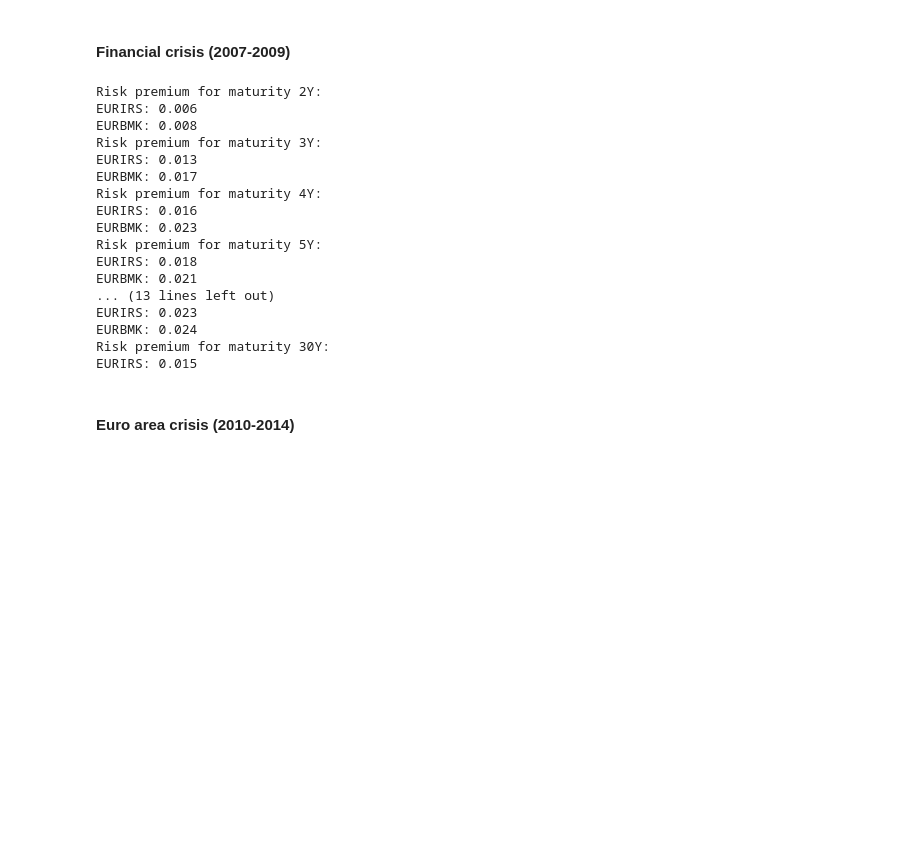
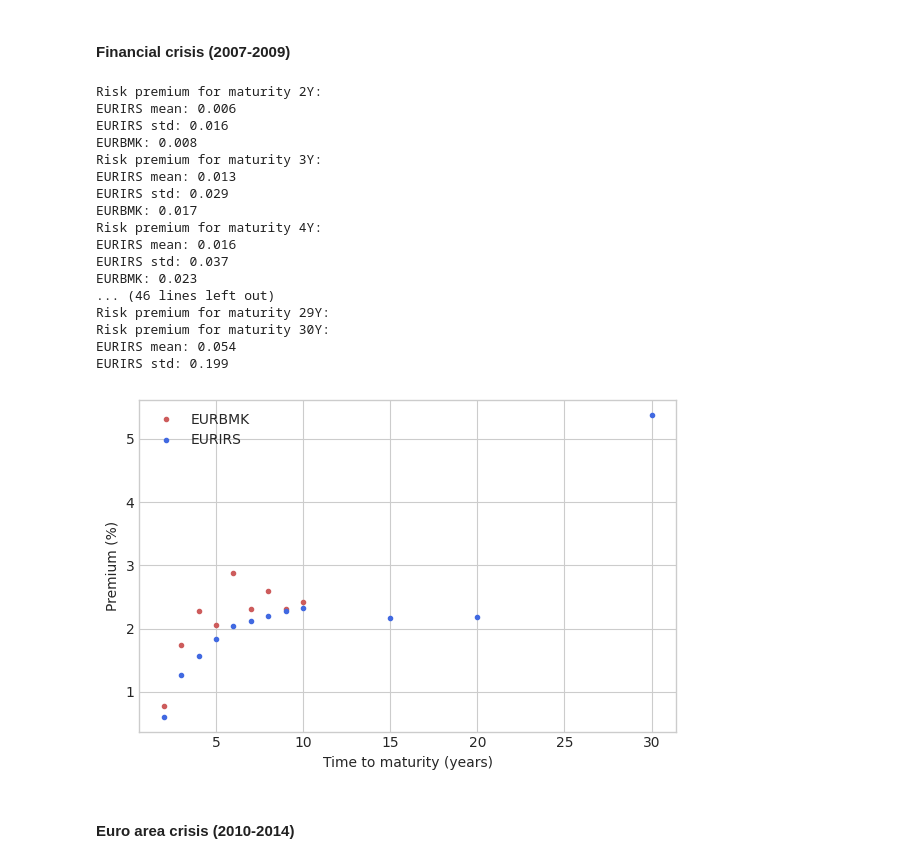
Before and after one commit to krantamaki/quantpy, a Jupyter notebook: projects/02_Yield_curve_dynamics/03_risk_premium.ipynb, the cells around one changed output. Cells and saved outputs as stored; diff of their text form; code cells hidden in the pictures; blank space fills up the shorter version.

```diff
--- a/projects/02_Yield_curve_dynamics/03_risk_premium.ipynb
+++ b/projects/02_Yield_curve_dynamics/03_risk_premium.ipynb
@@ -166,35 +212,66 @@ EURIRS: 0.026
 tmp_eurirs_df = eurirs_df[(eurirs_df.index >= "2007-01-01") & (eurirs_df.index <= "2009-12-31")]
 tmp_eurbmk_df = eurbmk_df[(eurbmk_df.index >= "2007-01-01") & (eurbmk_df.index <= "2009-12-31")]
 
-for i in range(2, 11):
-  eurirs_mean_risk_prem = np.mean(tmp_eurirs_df[f"H{i}Y{i-1}Y"].to_numpy() - tmp_eurirs_df[f"H1Y0Y"].to_numpy())
-  eurbmk_mean_risk_prem = np.mean(tmp_eurbmk_df[f"H{i}Y{i-1}Y"].to_numpy() - tmp_eurbmk_df[f"H1Y0Y"].to_numpy())
+eurirs_maturity = []
+eurbmk_maturity = []
+eurirs_premium  = []
+eurbmk_premium  = []
 
+for i in range(2, 31):
   print(f"Risk premium for maturity {i}Y:")
-  print(f"EURIRS: {eurirs_mean_risk_prem:.3f}")
-  print(f"EURBMK: {eurbmk_mean_risk_prem:.3f}")
 
-eurirs_mean_risk_prem = np.mean(tmp_eurirs_df[f"H30Y29Y"].to_numpy() - tmp_eurirs_df[f"H1Y0Y"].to_numpy())
-print(f"Risk premium for maturity 30Y:")
-print(f"EURIRS: {eurirs_mean_risk_prem:.3f}")
+  try:
+    eurirs_mean_risk_prem = np.mean(tmp_eurirs_df[f"H{i}Y{i-1}Y"].to_numpy() - tmp_eurirs_df[f"H1Y0Y"].to_numpy())
+    eurirs_std_risk_prem = np.std(tmp_eurirs_df[f"H{i}Y{i-1}Y"].to_numpy() - tmp_eurirs_df[f"H1Y0Y"].to_numpy())
+    print(f"EURIRS mean: {eurirs_mean_risk_prem:.3f}")
+    print(f"EURIRS std: {eurirs_std_risk_prem:.3f}")
+    eurirs_premium.append(eurirs_mean_risk_prem)
+    eurirs_maturity.append(i)
+  except Exception:
+    pass
+
+  try:
+    eurbmk_mean_risk_prem = np.mean(tmp_eurbmk_df[f"H{i}Y{i-1}Y"].to_numpy() - tmp_eurbmk_df[f"H1Y0Y"].to_numpy())
+    print(f"EURBMK: {eurbmk_mean_risk_prem:.3f}")
+    eurbmk_premium.append(eurbmk_mean_risk_prem)
+    eurbmk_maturity.append(i)
+  except Exception:
+    pass
 # %% [output]
 Risk premium for maturity 2Y:
-EURIRS: 0.006
+EURIRS mean: 0.006
+EURIRS std: 0.016
 EURBMK: 0.008
 Risk premium for maturity 3Y:
-EURIRS: 0.013
+EURIRS mean: 0.013
+EURIRS std: 0.029
 EURBMK: 0.017
 Risk premium for maturity 4Y:
-EURIRS: 0.016
+EURIRS mean: 0.016
+EURIRS std: 0.037
 EURBMK: 0.023
-Risk premium for maturity 5Y:
-EURIRS: 0.018
-EURBMK: 0.021
-... (13 lines left out)
-EURIRS: 0.023
-EURBMK: 0.024
+... (46 lines left out)
+Risk premium for maturity 29Y:
 Risk premium for maturity 30Y:
-EURIRS: 0.015
+EURIRS mean: 0.054
+EURIRS std: 0.199
+# %%
+fig = plt.figure(figsize=(6, 4))
+
+plt.plot(eurbmk_maturity, np.array(eurbmk_premium) * 100, color=eurbmk_color, linestyle="None", marker='.', label="EURBMK")
+plt.plot(eurirs_maturity, np.array(eurirs_premium) * 100, color=eurirs_color, linestyle="None", marker='.', label="EURIRS")
+
+plt.legend()
+plt.xlabel("Time to maturity (years)")
+plt.ylabel("Premium (%)")
+
+fig.tight_layout()
+fig.savefig(example_root / "figures" / "duration_premium_2007_2009.png")
+fig.savefig(example_root / "figures" / "duration_premium_2007_2009.pdf")
+
+plt.show()
+# %% [output]
+[figure, added]
 # %% [markdown]
 #### Euro area crisis (2010-2014)
 # %%
```
Also changed, not shown: parts of 10 cells of this notebook.
